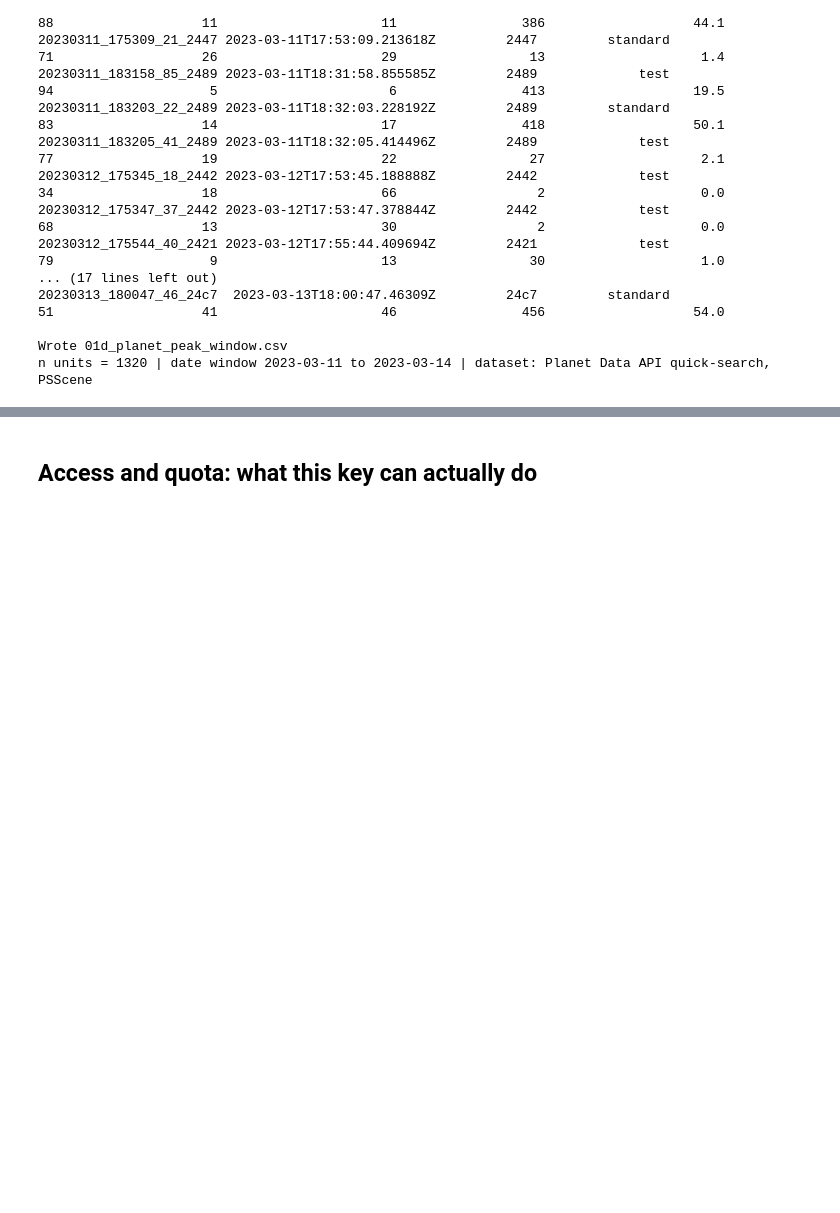
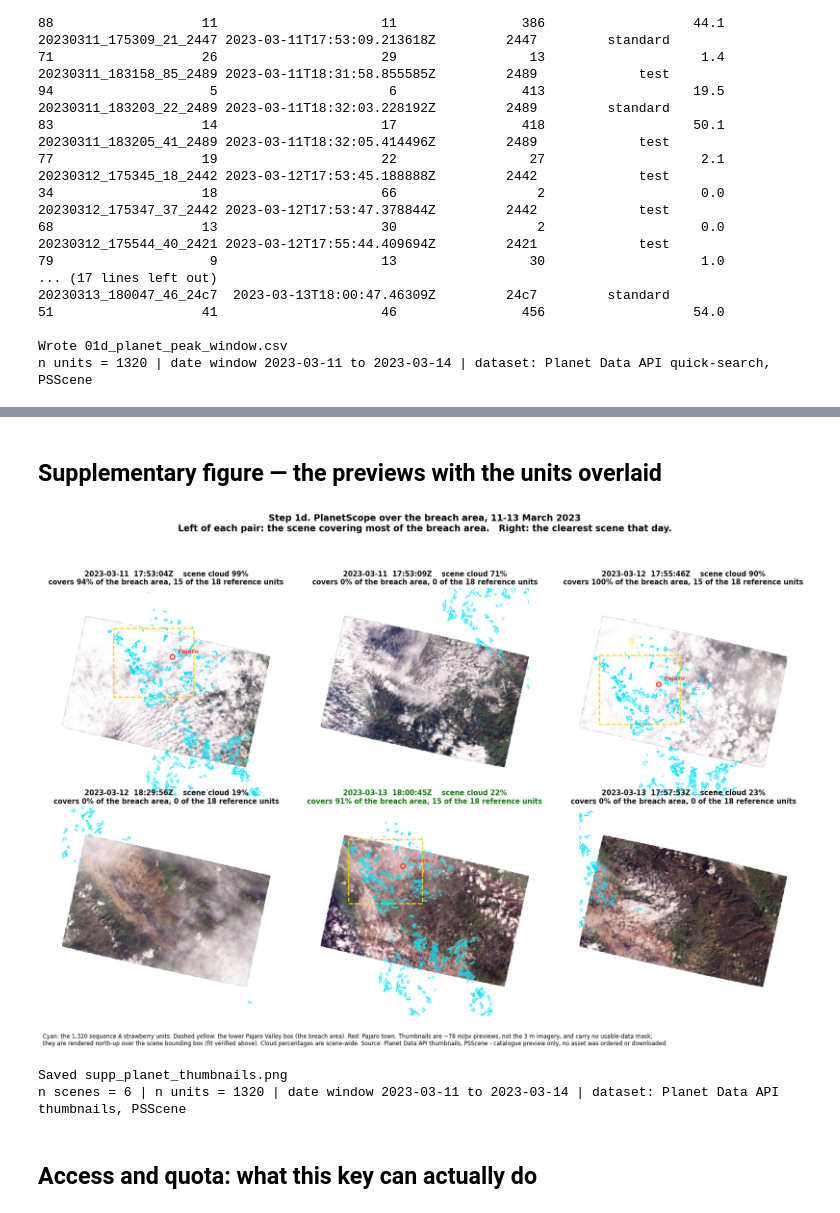
Before and after one commit to Austin-Krawczyk/satellite-strawberry, a Jupyter notebook: strawberry-index-insurance/notebooks/01d_planetscope_check.ipynb, the cells around one changed output, grey strips where cells are left out. Saved outputs shown, nothing was run; the diff lists cells and outputs as text; code cells hidden in the pictures; blank space fills up the shorter version.

```diff
--- a/strawberry-index-insurance/notebooks/01d_planetscope_check.ipynb
+++ b/strawberry-index-insurance/notebooks/01d_planetscope_check.ipynb
@@ -213,3 +341,64 @@ n units = 1320 | date window 2023-03-11 to 2023-03-14 | dataset: Planet Data API
+# %% [markdown]
+## Supplementary figure — the previews with the units overlaid
+# %%
+import matplotlib.pyplot as plt
+from matplotlib.patches import Rectangle
+
+TOWN = C.TOWNS["Pajaro"]
+fig, axes = plt.subplots(2, 3, figsize=(16.5, 11.6))
+for ax, sid in zip(axes.ravel(), SHOW):
+    img = Image.open(THUMBS / f"{sid}.png").convert("RGBA")
+    W, H = img.size
+    minx, miny, maxx, maxy = geoms[sid].bounds
+    asp = np.cos(np.radians((miny + maxy) / 2))
+    sc = min(W / ((maxx - minx) * asp), H / (maxy - miny))
+    ox, oy = (W - (maxx - minx) * asp * sc) / 2, (H - (maxy - miny) * sc) / 2
+    to_px = lambda lon, lat: (ox + (np.asarray(lon) - minx) * asp * sc,
+                              oy + (maxy - np.asarray(lat)) * sc)
+    ax.imshow(img)
+    for poly in units.geometry:
+        for q in ([poly] if poly.geom_type == "Polygon" else list(poly.geoms)):
+            X, Y = to_px(*np.array(q.exterior.coords).T)
+            ax.plot(X, Y, color="#00E5FF", lw=0.7, solid_capstyle="round")
+    x0, y0 = to_px(PAJARO_LL[0], PAJARO_LL[3])
+    x1, y1 = to_px(PAJARO_LL[2], PAJARO_LL[1])
+    ax.add_patch(Rectangle((x0, y0), x1 - x0, y1 - y0, fill=False, ec="#FFD400",
+                           lw=1.8, ls="--"))
+    tx, ty = to_px(*TOWN)
+    ax.plot(tx, ty, "o", ms=7, mfc="none", mec="#FF3B30", mew=2)
+    ax.annotate("Pajaro", (tx, ty), xytext=(9, 6), textcoords="offset points",
+                color="#FF3B30", fontsize=9, fontweight="bold")
+    m, cv = scenes.set_index("id").loc[sid], cov.set_index("id").loc[sid]
+    ax.set_title(f"{m.acquired_utc[:10]}  {m.acquired_utc[11:19]}Z    "
+                 f"scene cloud {m.cloud_percent_scene:.0f}%\n"
+                 f"covers {cv.pct_pajaro_box:.0f}% of the breach area, "
+                 f"{int(cv.ref18_covered)} of the 18 reference units",
+                 fontsize=10.5, fontweight="bold",
+                 color=("#0a7d00" if (cv.pct_pajaro_box > 50 and m.cloud_percent_scene < 40)
+                        else "#111111"))
+    ax.set_xlim(0, W); ax.set_ylim(H, 0); ax.axis("off")
+
+fig.suptitle("Step 1d. PlanetScope over the breach area, 11-13 March 2023\n"
+             "Left of each pair: the scene covering most of the breach area.   "
+             "Right: the clearest scene that day.", fontsize=13.5, fontweight="bold")
+fig.text(0.012, 0.012,
+         "Cyan: the 1,320 sequence A strawberry units. Dashed yellow: the lower Pajaro Valley "
+         "box (the breach area). Red: Pajaro town. Thumbnails are ~78 m/px previews, not the "
+         "3 m imagery, and carry no usable-data mask;\nthey are rendered north-up over the "
+         "scene bounding box (fit verified above). Cloud percentages are scene-wide. Source: "
+         "Planet Data API thumbnails, PSScene - catalogue preview only, no asset was ordered "
+         "or downloaded.", fontsize=8.5, va="bottom")
+fig.tight_layout(rect=(0, 0.055, 1, 0.925))
+FIG = C.FIGURES / "supp_planet_thumbnails.png"
+fig.savefig(FIG, dpi=170)
+plt.show()
+print(f"Saved {FIG.name}")
+print(f"n scenes = {len(SHOW)} | n units = 1320 | date window {PEAK[0]} to {PEAK[1]} | "
+      f"dataset: Planet Data API thumbnails, PSScene")
+# %% [output]
+[figure, added]
+Saved supp_planet_thumbnails.png
+n scenes = 6 | n units = 1320 | date window 2023-03-11 to 2023-03-14 | dataset: Planet Data API thumbnails, PSScene
 # %% [markdown]
 ## Access and quota: what this key can actually do
 # %%
```
Also changed, not shown: parts of 4 cells of this notebook, 15 other files.
